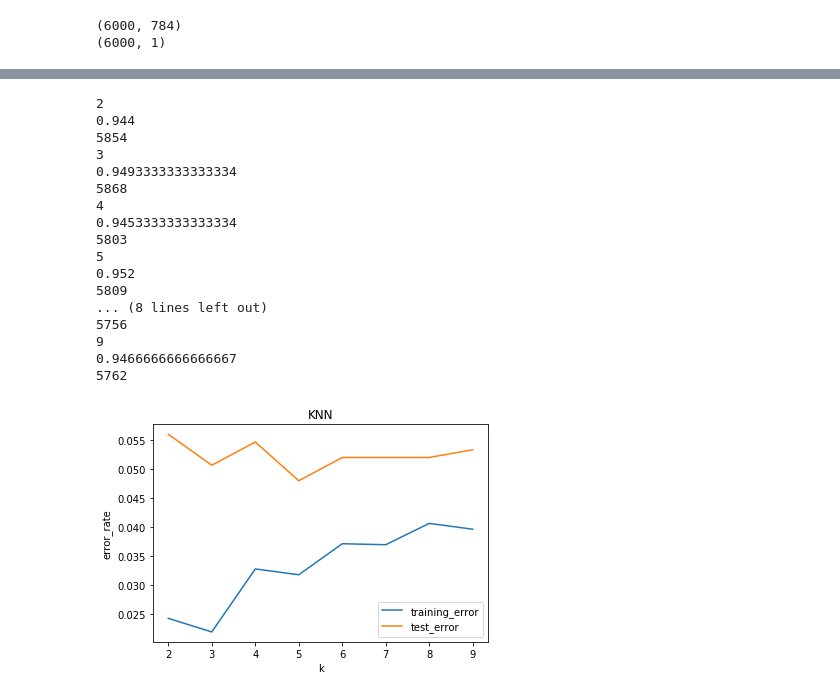
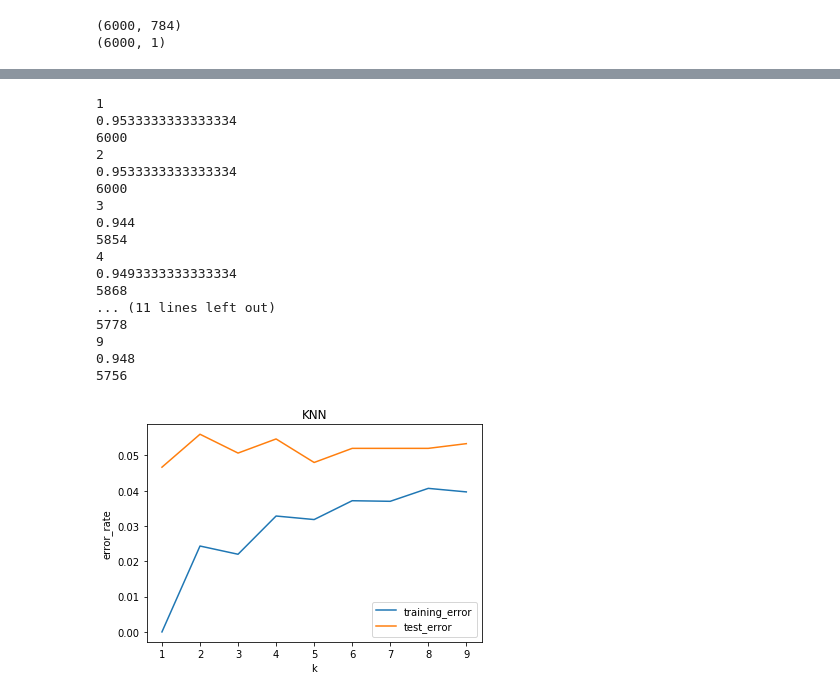
Before and after one commit to NizarGhandri/fonts_recognition, a Jupyter notebook: models.ipynb, the cells around one changed output, grey strips where cells are left out. Drawn from its saved outputs; the diff is of its cells as text; code cells hidden in the pictures.

```diff
--- a/models.ipynb
+++ b/models.ipynb
@@ -305,38 +313,38 @@ def l_2_distance(X, y):
     return np.sqrt(np.sum((X - y)**2, axis=1))
 # %%
 
-training_error_KNN = []
-test_error_KNN = []
+training_accuracy_KNN = []
+test_accuracy_KNN = []
 
-for k in range(2, 10):
+for k in range(1, 10):
     print(k)
-    test_error_KNN.append(np.sum(KNN (k, training_data, training_labels, test_data, l_2_distance) == np.reshape(test_labels, 750)))
-    print(test_error_KNN[k-2]/750)
-    training_error_KNN.append(np.sum(KNN (k, training_data, training_labels, training_data, l_2_distance) == np.reshape(training_labels,6000)))
-    print(training_error_KNN[k-2])
+    test_accuracy_KNN.append(np.sum(KNN (k, training_data, training_labels, test_data, l_2_distance) == np.reshape(test_labels, 750)))
+    print(test_accuracy_KNN[k-2]/750)
+    training_accuracy_KNN.append(np.sum(KNN (k, training_data, training_labels, training_data, l_2_distance) == np.reshape(training_labels,6000)))
+    print(training_accuracy_KNN[k-2])
 # %% [output]
+1
+0.9533333333333334
+6000
 2
+0.9533333333333334
+6000
+3
 0.944
 5854
-3
+4
 0.9493333333333334
 5868
-4
-0.9453333333333334
-5803
-5
-0.952
-5809
-... (8 lines left out)
+... (11 lines left out)
+5778
+9
+0.948
 5756
-9
-0.9466666666666667
-5762
 # %%
 
-plot(1-np.array(training_error_KNN)/6000, 1-np.array(test_error_KNN)/750, np.arange(2,10), "k", "KNN")
+plot(1-np.array(training_accuracy_KNN)/6000, 1-np.array(test_accuracy_KNN)/750, np.arange(1,10), "k", "KNN")
 # %% [output]
-[figure, old version]
+[figure, new version]
 # %%
 def K_fold(data, labels, K, k):
     assert (np.shape(data)[0] % K == 0)
```
Also changed, not shown: parts of 21 cells of this notebook.
